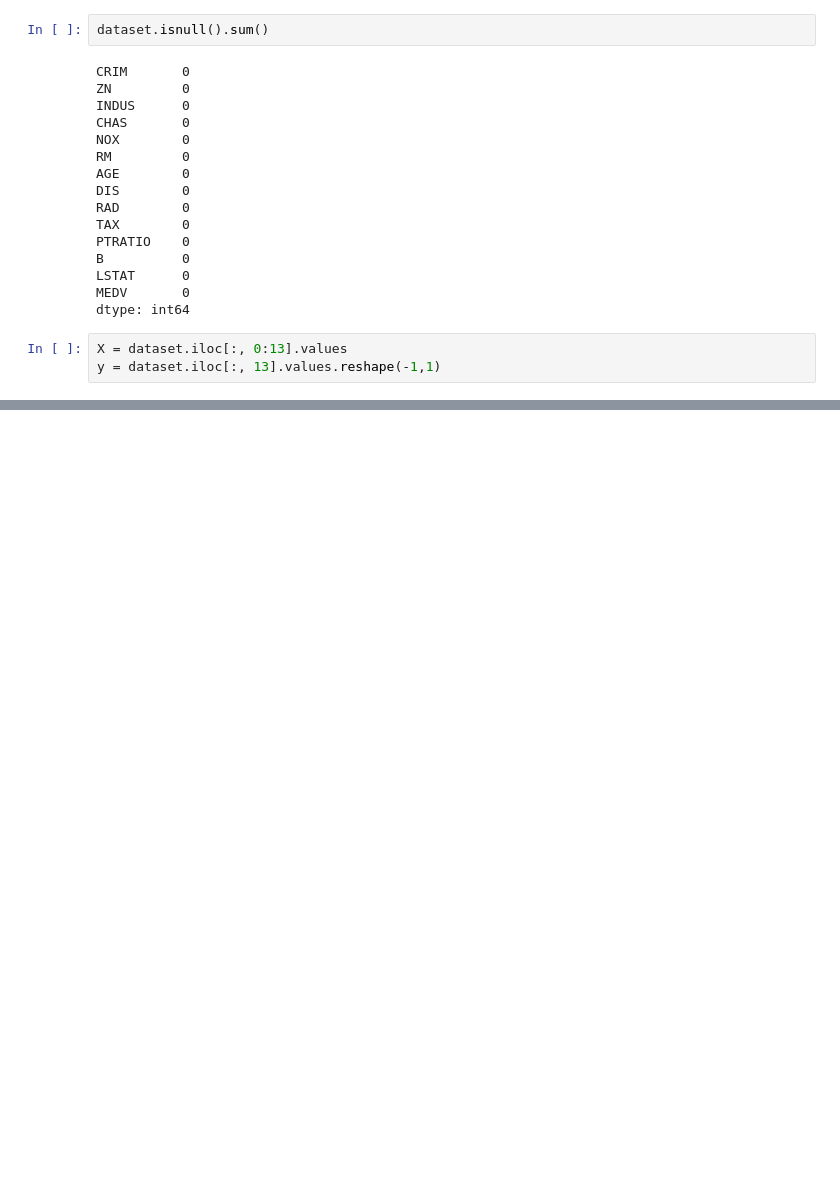
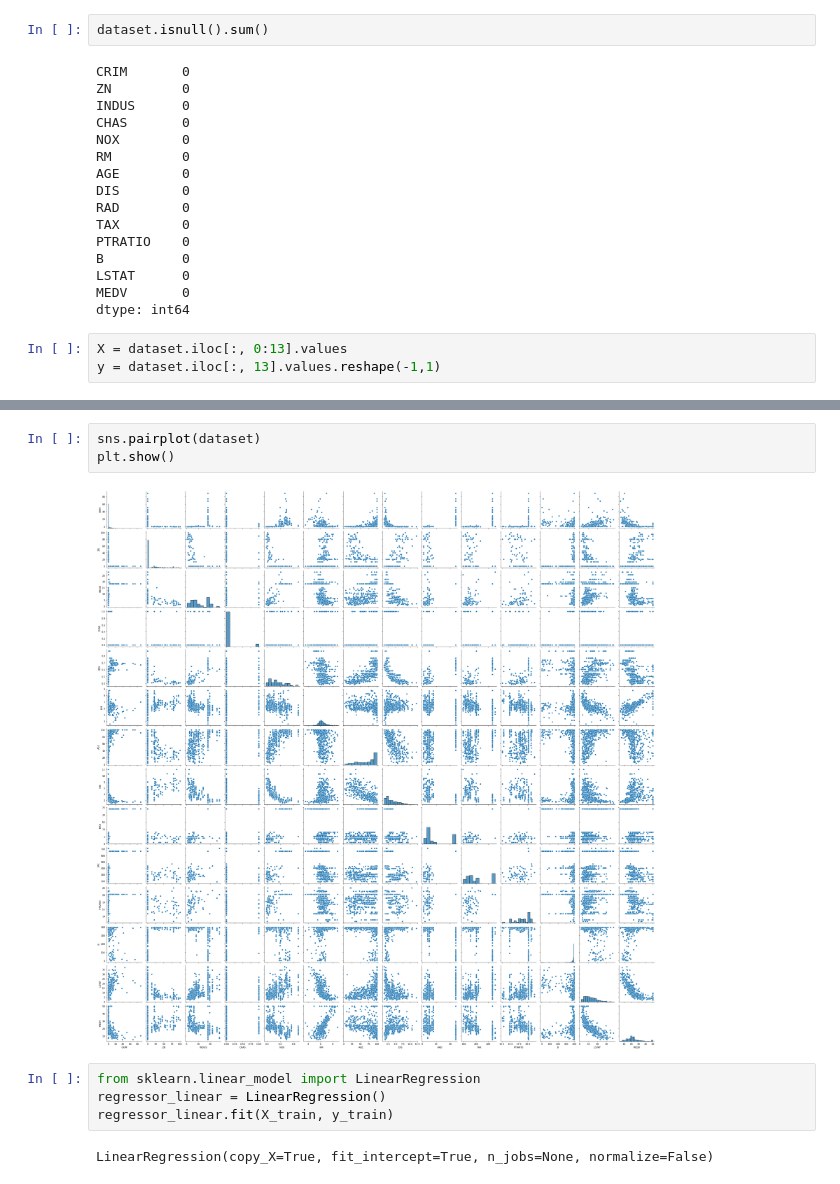
Before and after one commit to epadam/Machine-Learning-Tutorial-Demo-Resources, a Jupyter notebook: notebooks/data_analysis/Boston_House_Price.ipynb, the cells around one changed output, grey strips where cells are left out. Cells and saved outputs as stored; diff of their text form; blank space fills up the shorter version.

```diff
--- a/notebooks/data_analysis/Boston_House_Price.ipynb
+++ b/notebooks/data_analysis/Boston_House_Price.ipynb
@@ -44,0 +69,11 @@ y = dataset.iloc[:, 13].values.reshape(-1,1)
+# %%
+sns.pairplot(dataset)
+plt.show()
+# %% [output]
+[figure, added]
+# %%
+from sklearn.linear_model import LinearRegression
+regressor_linear = LinearRegression()
+regressor_linear.fit(X_train, y_train)
+# %% [output]
+LinearRegression(copy_X=True, fit_intercept=True, n_jobs=None, normalize=False)
```
Also changed, not shown: parts of 21 cells of this notebook.
